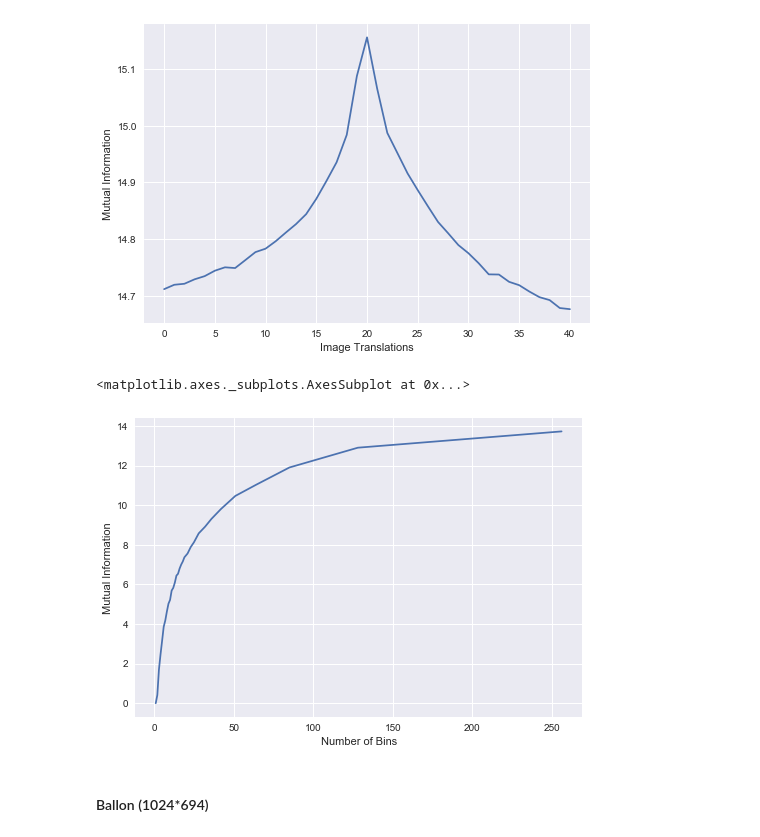
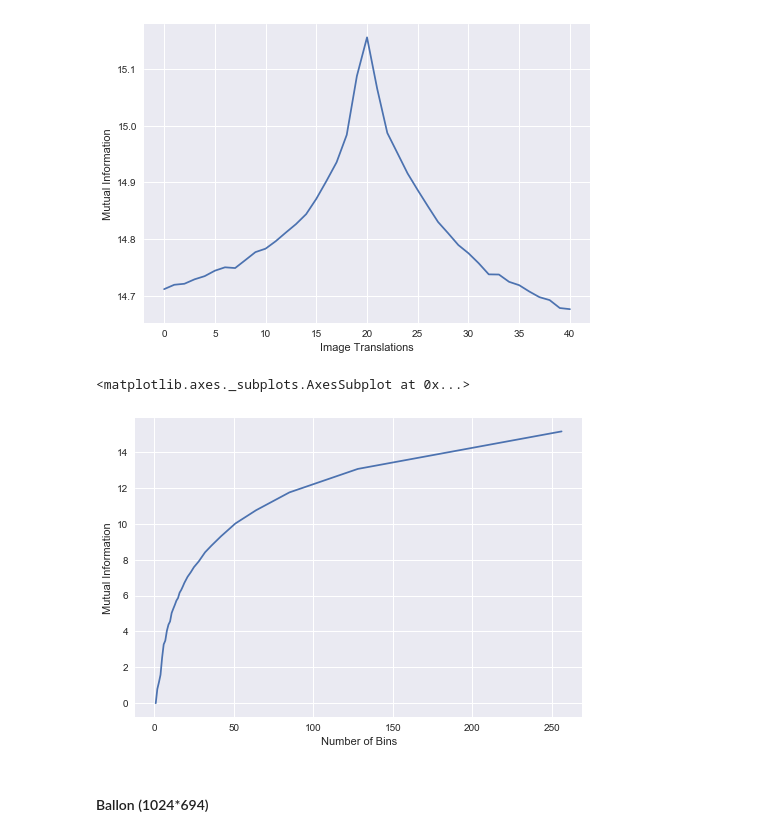
Before and after one commit to otmanesabir/ImgProc, a Jupyter notebook: Mutual Information/src/explore.ipynb, the cells around one changed output. Saved outputs shown, nothing was run; the diff lists cells and outputs as text; code cells hidden in the pictures.

Commit message:
binsize plot

```diff
--- a/Mutual Information/src/explore.ipynb
+++ b/Mutual Information/src/explore.ipynb
@@ -148,15 +179,15 @@ sns.lineplot([x for x in range(41)], mutualInfoCalc(puffin, 256))
 <matplotlib.axes._subplots.AxesSubplot at 0x...>
 [figure]
 # %%
-mis = binSizeChangeAlt(flower)
+mis = binSizeChangeAlt(puffin)
 x, y = zip(*(sorted(mis.items())))
 fig = plt.figure()
 plt.ylabel('Mutual Information')
 plt.xlabel('Number of Bins')
 sns.lineplot(x, y)
 # %% [output]
 <matplotlib.axes._subplots.AxesSubplot at 0x...>
-[figure, old version]
+[figure, new version]
 # %% [markdown]
 #### Ballon (1024*694)
 # %%
```
Also changed, not shown: parts of 3 cells of this notebook.
